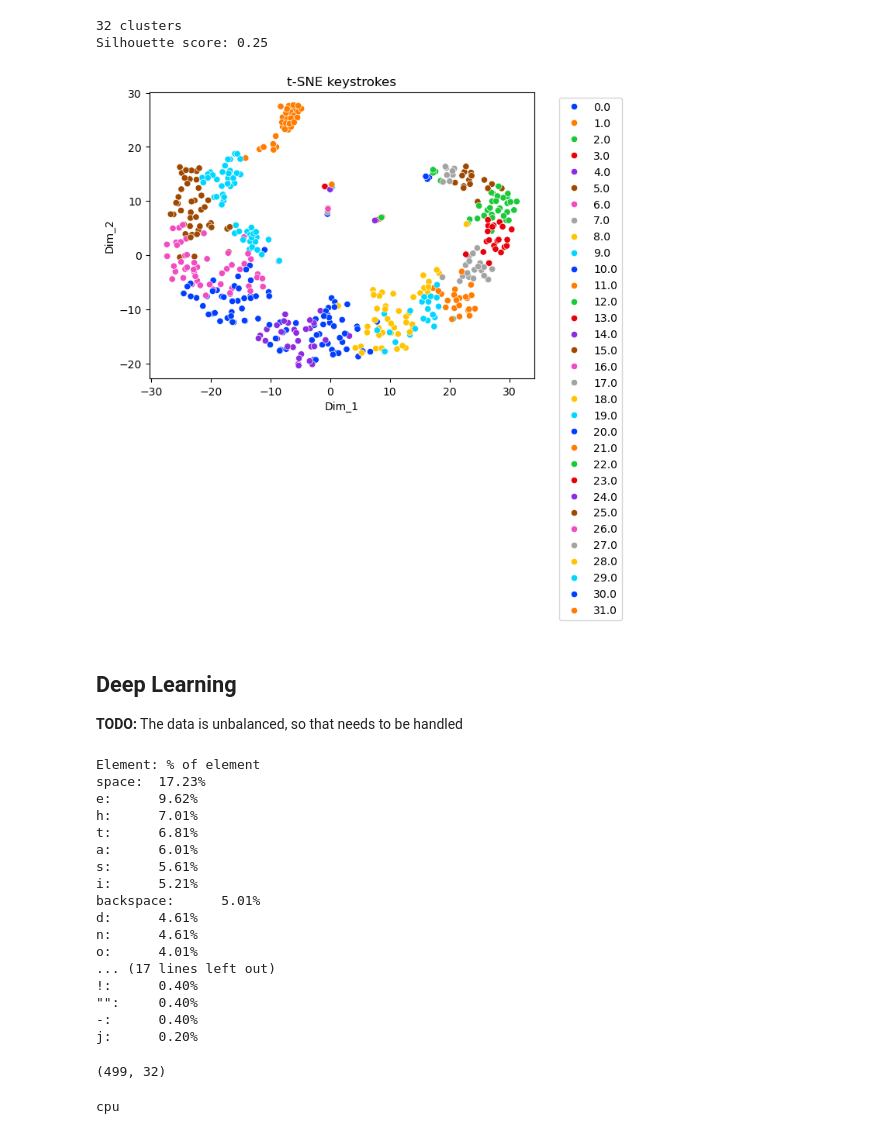
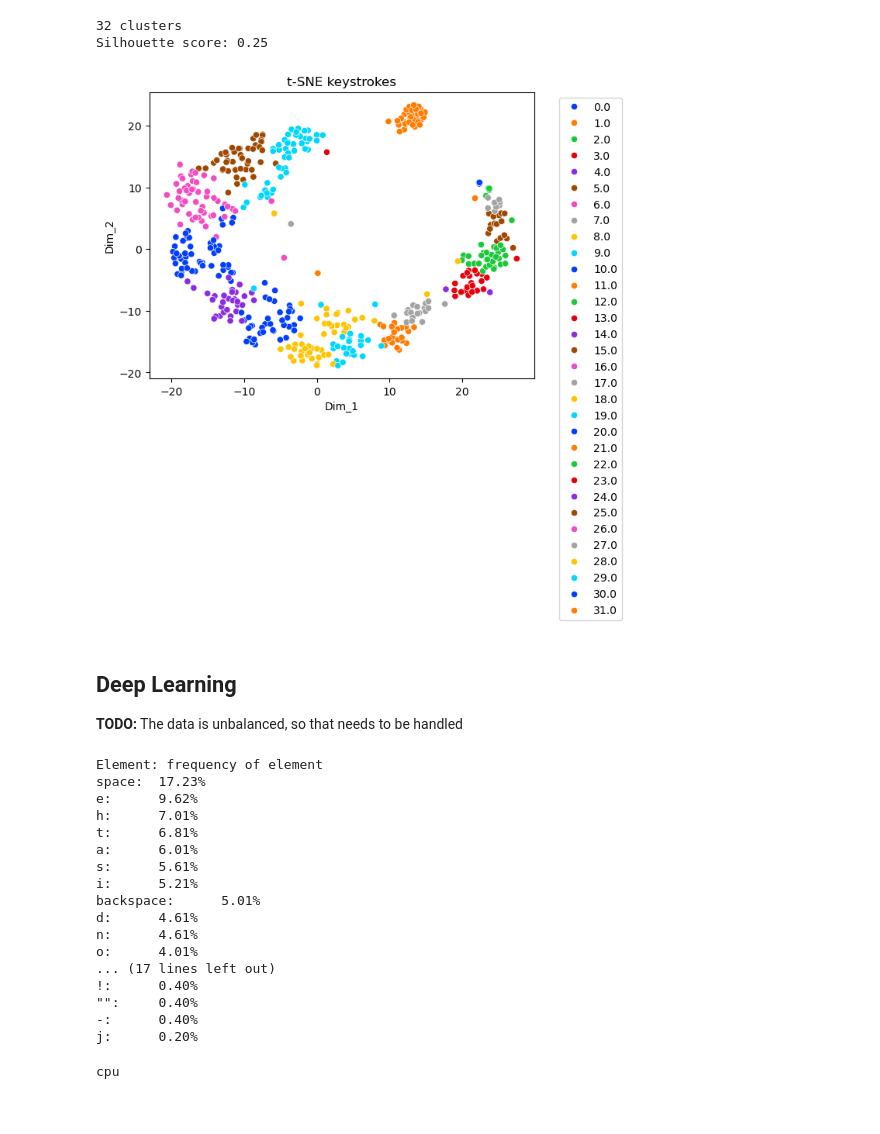
Before and after one commit to nmcph04/heimdall, a Jupyter notebook: process_audio/audio_processing.ipynb, the cells around one changed output. Drawn from its saved outputs; the diff is of its cells as text; code cells hidden in the pictures.

Commit message:
Changed audio_processing.py to use the new preprocess_data script

```diff
--- a/process_audio/audio_processing.ipynb
+++ b/process_audio/audio_processing.ipynb
@@ -245,3 +12,7 @@ pca_key_df = pca.fit_transform(scaled_key_df)
+# %%
+from preprocess_data import preprocess_data
+
+features, (labels, labels_ohe), transformers = preprocess_data()
 # %% [markdown]
 ## K-Means Clustering and t-SNE for data visualization
 # %%
@@ -250,18 +21,18 @@ from sklearn.cluster import KMeans
 from sklearn.metrics import silhouette_score
 
 # Set k to the number of unique labels logged
-cluster_k = len(set(labels))
-kmeans = KMeans(n_clusters=cluster_k, random_state=0, n_init="auto").fit(pca_key_df)
+cluster_k = len(labels.unique())
+kmeans = KMeans(n_clusters=cluster_k, random_state=0, n_init="auto").fit(features)
 
 # Get cluster predictions for each row
 predicted_clusters = []
-for keystroke in pca_key_df:
-    predicted_clusters.append(kmeans.predict(keystroke.reshape(1, -1)))
+for _, keystroke in features.iterrows():
+    predicted_clusters.append(kmeans.predict(keystroke.array.reshape(1, -1)))
 
 predicted_clusters = np.array(predicted_clusters).squeeze()
 
 print(f"{cluster_k} clusters")
-print(f"Silhouette score: {silhouette_score(pca_key_df, kmeans.labels_) :.2f}")
+print(f"Silhouette score: {silhouette_score(features, kmeans.labels_) :.2f}")
 # %% [output]
 32 clusters
 Silhouette score: 0.25
@@ -277,35 +48,35 @@ def tsne_plot(data, labels=None):
     # the number of components = 2
     # default perplexity = 30
     # default learning rate = 200
     # default Maximum number of iterations
     # for the optimization = 1000
 
     tsne_data = model.fit_transform(data)
 
     # Colors points based on their label, if they have any
     if labels is not None:
         tsne_data = np.vstack((tsne_data.T, labels)).T
         tsne_df = pd.DataFrame(data = tsne_data,
            columns =("Dim_1", "Dim_2", "label"))
 
         # Plotting the result of tsne
         sn.scatterplot(data=tsne_df, x='Dim_1', y='Dim_2',
                        hue='label', palette="bright")
     else:
         tsne_df = pd.DataFrame(data = tsne_data,
            columns =("Dim_1", "Dim_2"))
 
         # Plotting the result of tsne
         sn.scatterplot(data=tsne_df, x='Dim_1', y='Dim_2', palette="bright")
 
     plt.legend(bbox_to_anchor=(1.05, 1.0), loc='upper left')
 
     plt.title("t-SNE keystrokes")
     plt.show()
 
-tsne_plot(key_df, predicted_clusters)
+tsne_plot(features, predicted_clusters)
 # %% [output]
-[figure, old version]
+[figure, new version]
 # %% [markdown]
 ## Deep Learning
 **TODO:** The data is unbalanced, so that needs to be handled
@@ -321,7 +92,7 @@ print("Element: frequency of element")
 for element, count in count_of_elements:
     print(f"{element}:\t{count / total_elements * 100 :.2f}%")
 # %% [output]
-Element: % of element
+Element: frequency of element
 space:  17.23%
 e:      9.62%
 h:      7.01%
@@ -338,18 +109,6 @@ o:      4.01%
 "":     0.40%
 -:      0.40%
 j:      0.20%
-# %%
-# Encode labels
-from sklearn.preprocessing import OneHotEncoder
-labels_reshaped = np.array(labels).reshape(-1, 1)
-
-encoder = OneHotEncoder()
-encoded_labels = encoder.fit_transform(labels_reshaped)
-encoded_labels = encoded_labels.toarray()
-
-print(encoded_labels.shape)
-# %% [output]
-(499, 32)
 # %%
 # Separate data into training and test sets
 from sklearn.model_selection import train_test_split
```
Also changed, not shown: parts of 20 cells of this notebook, 2 other files.
